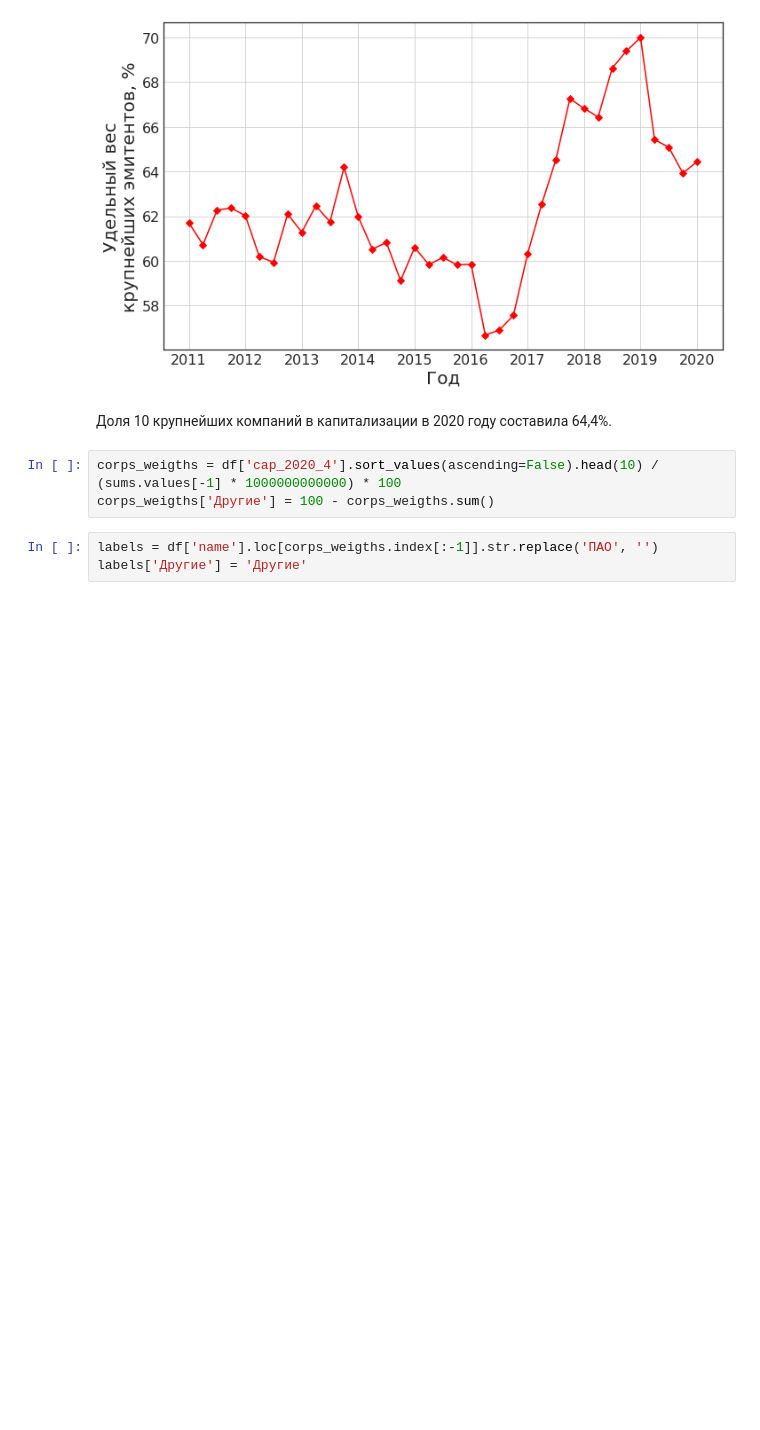
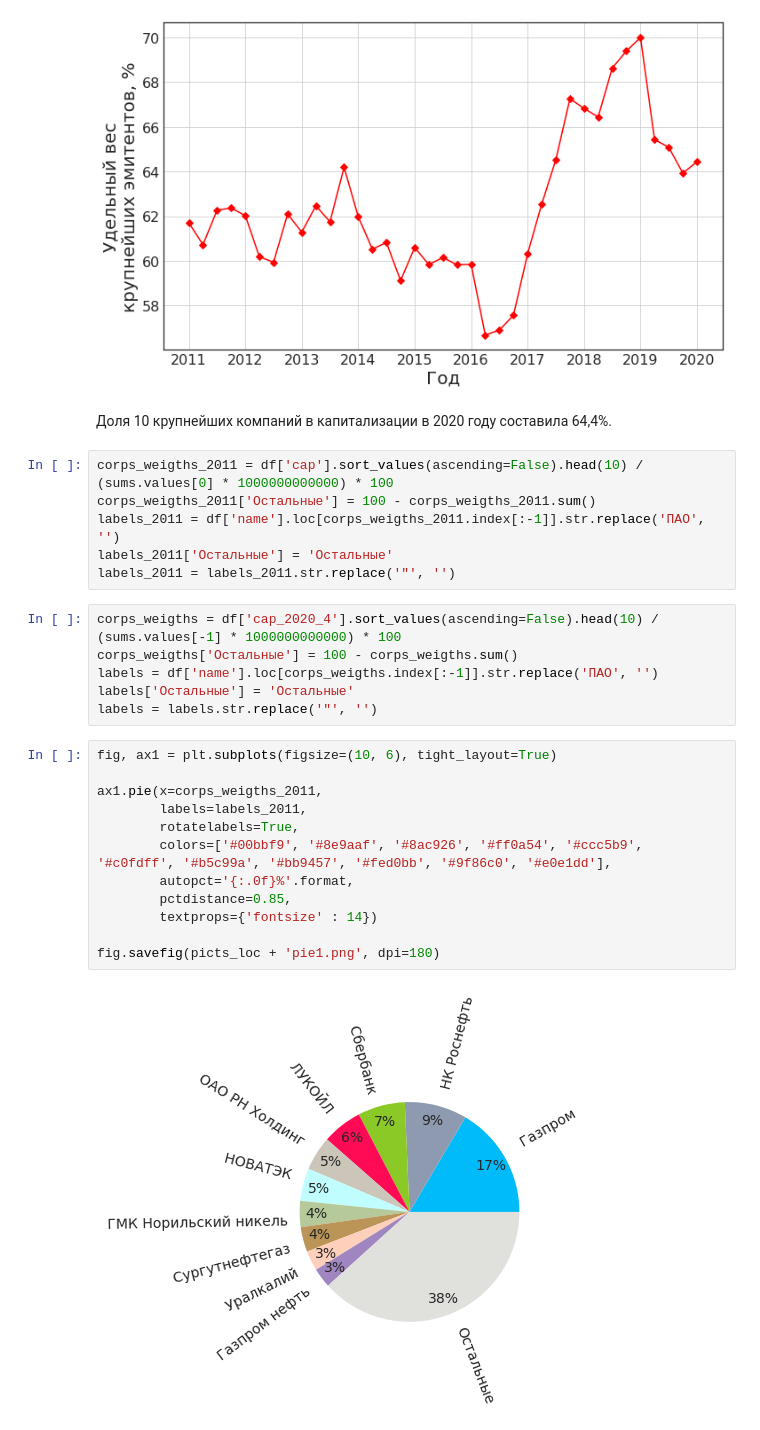
Before and after one commit to kostya-gh/stocks_prediction, a Jupyter notebook: market_cap.ipynb, the cells around one changed output. Drawn from its saved outputs; the diff is of its cells as text; blank space fills up the shorter version.

```diff
--- a/market_cap.ipynb
+++ b/market_cap.ipynb
@@ -146,10 +146,30 @@ fig.savefig(picts_loc + 'big_weight.png', dpi=180)
 [figure]
 # %% [markdown]
   Доля 10 крупнейших компаний в капитализации в 2020 году составила 64,4%.
+# %%
+corps_weigths_2011 = df['cap'].sort_values(ascending=False).head(10) / (sums.values[0] * 1000000000000) * 100
+corps_weigths_2011['Остальные'] = 100 - corps_weigths_2011.sum()
+labels_2011 = df['name'].loc[corps_weigths_2011.index[:-1]].str.replace('ПАО', '')
+labels_2011['Остальные'] = 'Остальные'
+labels_2011 = labels_2011.str.replace('"', '')
 # %%
 corps_weigths = df['cap_2020_4'].sort_values(ascending=False).head(10) / (sums.values[-1] * 1000000000000) * 100
-corps_weigths['Другие'] = 100 - corps_weigths.sum()
+corps_weigths['Остальные'] = 100 - corps_weigths.sum()
+labels = df['name'].loc[corps_weigths.index[:-1]].str.replace('ПАО', '')
+labels['Остальные'] = 'Остальные'
+labels = labels.str.replace('"', '')
-# %%
-labels = df['name'].loc[corps_weigths.index[:-1]].str.replace('ПАО', '')
-labels['Другие'] = 'Другие'
+# %%
+fig, ax1 = plt.subplots(figsize=(10, 6), tight_layout=True)
+
+ax1.pie(x=corps_weigths_2011,
+        labels=labels_2011,
+        rotatelabels=True,
+        colors=['#00bbf9', '#8e9aaf', '#8ac926', '#ff0a54', '#ccc5b9', '#c0fdff', '#b5c99a', '#bb9457', '#fed0bb', '#9f86c0', '#e0e1dd'],
+        autopct='{:.0f}%'.format,
+        pctdistance=0.85,
+        textprops={'fontsize' : 14})
+
+fig.savefig(picts_loc + 'pie1.png', dpi=180)
+# %% [output]
+[figure, added]
 # %%
```
Also changed, not shown: parts of 7 cells of this notebook.
